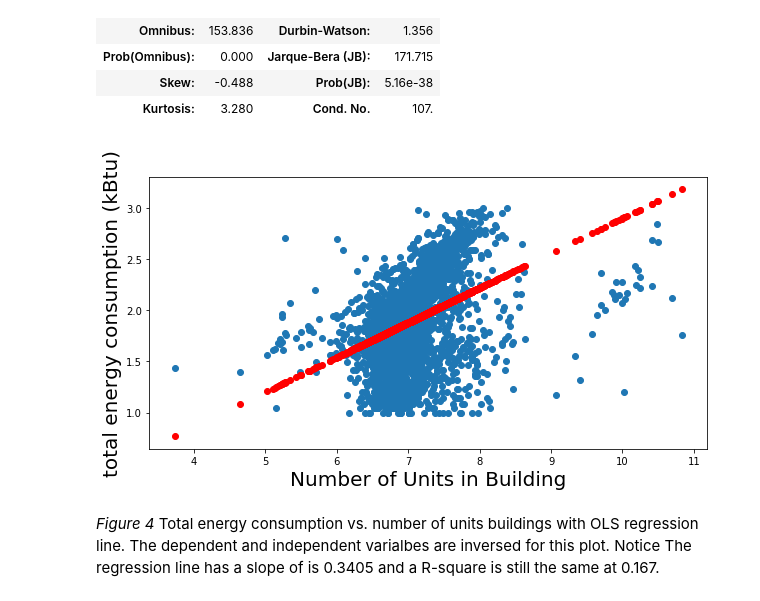
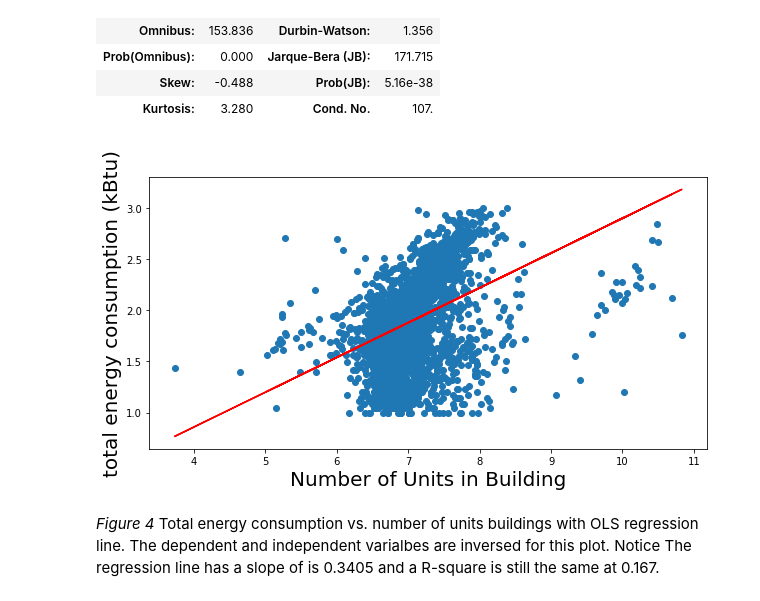
Before and after one commit to td928/PUI2017_td928, a Jupyter notebook: HW6_td928/Assignment1.ipynb, the cells around one changed output. Saved outputs shown, nothing was run; the diff lists cells and outputs as text; code cells hidden in the pictures.

```diff
--- a/HW6_td928/Assignment1.ipynb
+++ b/HW6_td928/Assignment1.ipynb
@@ -453,14 +453,14 @@ OLS Regression Results
 # %%
 # plotting the regression line with the scatter plots
 fig = pl.figure(figsize=(10,5))
 ax = fig.add_subplot(111)
 
 ax.plot(LogTotEnergy, LogUnits,  'o')
-ax.plot(LogTotEnergy, lm_2.predict(), 'ro')
+ax.plot(LogTotEnergy, lm_2.predict(), 'r-')
 yl = ax.set_xlabel("Number of Units in Building", fontsize=20)
 xl = ax.set_ylabel("total energy consumption (kBtu)", fontsize=20)
 # %% [output]
-[figure, old version]
+[figure, new version]
 # %% [markdown]
 _Figure 4_ Total energy consumption vs. number of units buildings with OLS regression line. The dependent and independent varialbes are inversed for this plot. Notice The regression line has a slope of is 0.3405 and a R-square is still the same at 0.167.
 # %% [markdown]
```
Also changed, not shown: parts of 2 cells of this notebook.
